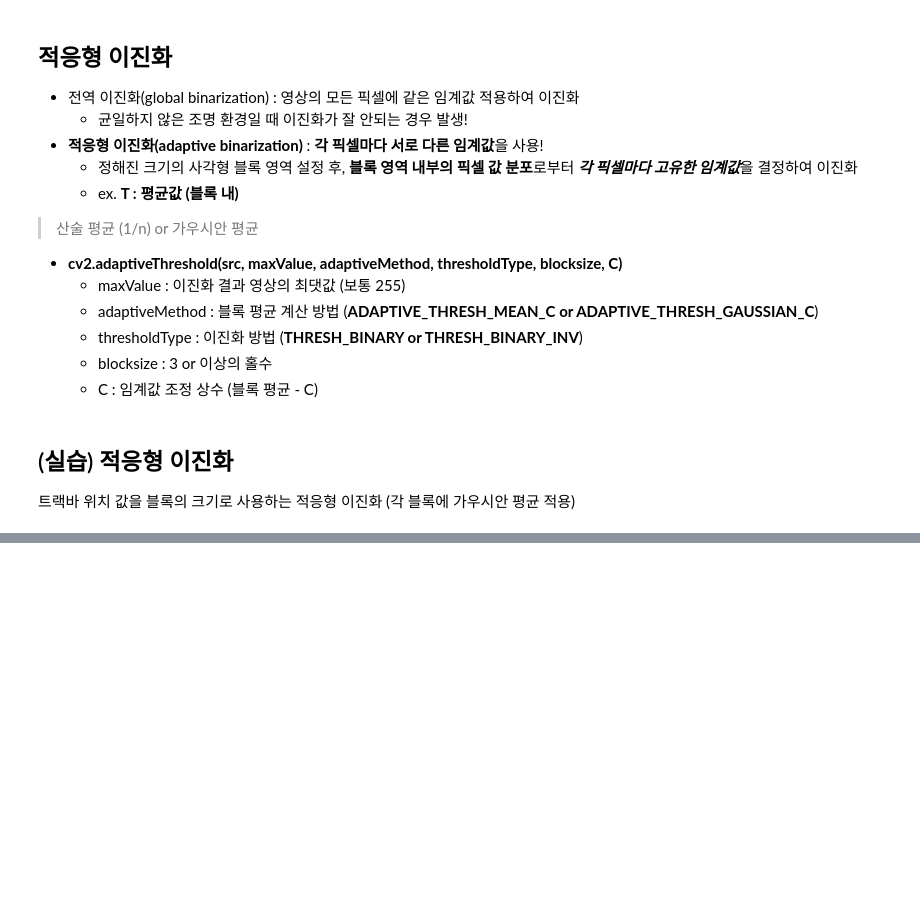
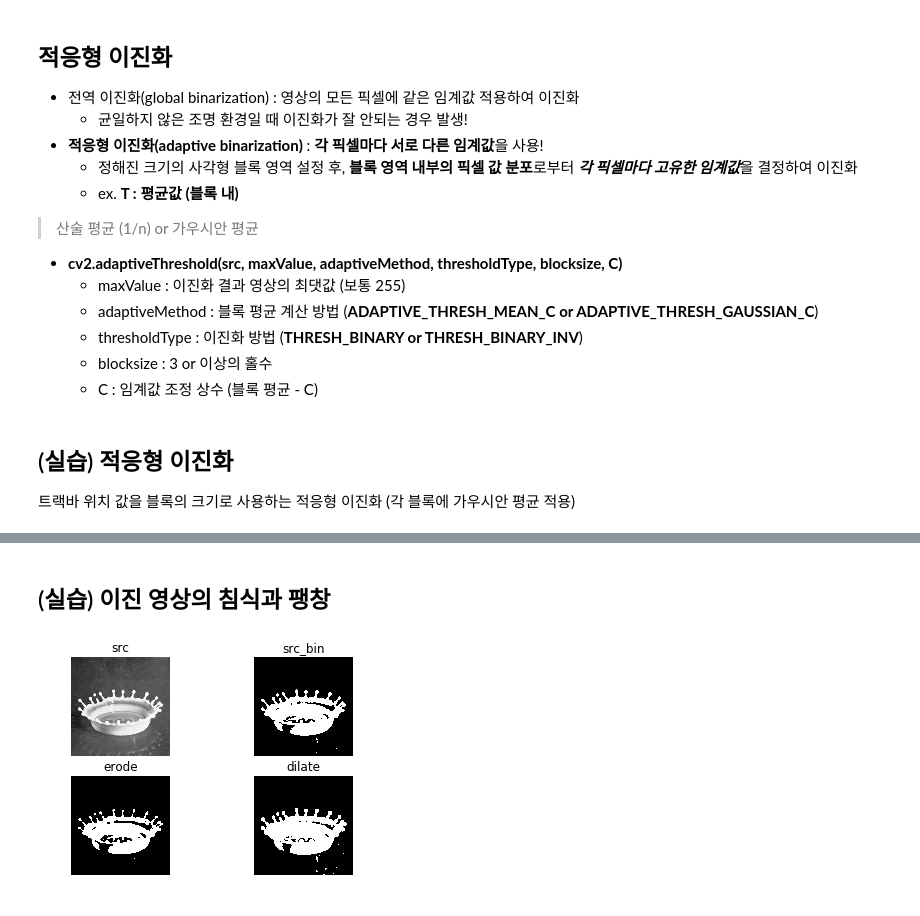
Before and after one commit to Jiwon-Hwang/ComputerVision_Song, a Jupyter notebook: 12주차/10. 이진화와 모폴로지.ipynb, the cells around one changed output, grey strips where cells are left out. Cells and saved outputs as stored; diff of their text form; code cells hidden in the pictures; blank space fills up the shorter version.

Commit message:
threshold, adaptiveThreshold, morphologyEx

```diff
--- a/12주차/10. 이진화와 모폴로지.ipynb
+++ b/12주차/10. 이진화와 모폴로지.ipynb
@@ -87,0 +105,24 @@ cv2.destroyAllWindows()
+# %% [markdown]
+## (실습) 이진 영상의 침식과 팽창
+# %%
+import matplotlib.pyplot as plt
+
+def erode_dilate():
+    src = cv2.imread('milkdrop.bmp', cv2.IMREAD_GRAYSCALE)
+
+    # ret_T, bin_dst / 0 : 자동으로 결정된 임계값을 구하므로, T 대신 0 지정
+    _, src_bin = cv2.threshold(src, 0, 255, cv2.THRESH_BINARY | cv2.THRESH_OTSU)
+
+    dst1 = cv2.erode(src_bin, None)
+    dst2 = cv2.dilate(src_bin, None)
+
+    plt.subplot(221), plt.axis('off'), plt.imshow(src, 'gray'), plt.title('src')
+    plt.subplot(222), plt.axis('off'), plt.imshow(src_bin, 'gray'), plt.title('src_bin')
+    plt.subplot(223), plt.axis('off'), plt.imshow(dst1, 'gray'), plt.title('erode')
+    plt.subplot(224), plt.axis('off'), plt.imshow(dst2, 'gray'), plt.title('dilate')
+    plt.show()
+    plt.close()
+
+erode_dilate()
+# %% [output]
+[figure, added]
```
Also changed, not shown: parts of 7 cells of this notebook, 2 other files.
